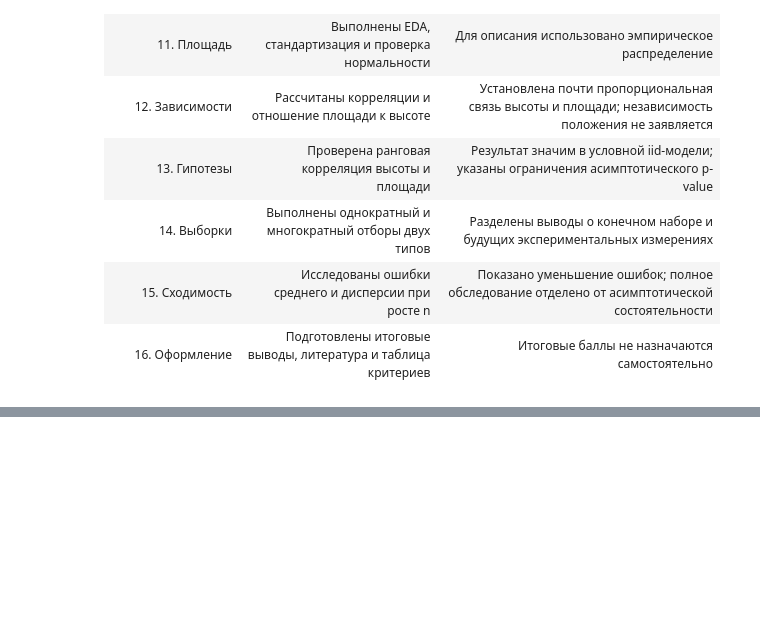
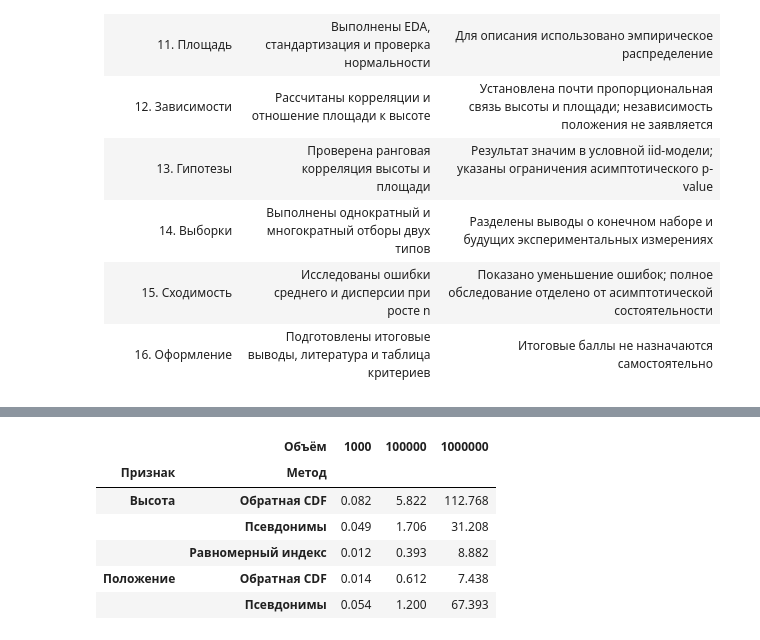
Before and after one commit to WalterPerjenko/LW_Statistic, a Jupyter notebook: raman/Lab01_sprint1_Raman.ipynb, the cells around one changed output, grey strips where cells are left out. Saved outputs shown, nothing was run; the diff lists cells and outputs as text; code cells hidden in the pictures; blank space fills up the shorter version.

Commit message:
Add inverse CDF and alias generators with tests and benchmarks

```diff
--- a/raman/Lab01_sprint1_Raman.ipynb
+++ b/raman/Lab01_sprint1_Raman.ipynb
@@ -2454,0 +3958,91 @@ r Пирсона ≈ 0,9996, коэффициент Спирмена ≈ 0,99868
+# %%
+from time import perf_counter
+
+
+def median_generation_time_ms(generator_call, repeats=7):
+    """Время вызова без учёта создания rng."""
+    generator_call(np.random.default_rng(100))  # Прогрев
+
+    measurements = []
+
+    for repeat in range(repeats):
+        local_rng = np.random.default_rng(1000 + repeat)
+
+        started = perf_counter()
+        result = generator_call(local_rng)
+        elapsed = perf_counter() - started
+
+        measurements.append(elapsed * 1000)
+        del result
+
+    return float(np.median(measurements))
+
+
+generation_sizes = [1000, 100_000, 1_000_000]
+timing_rows = []
+
+for size in generation_sizes:
+    methods = [
+        (
+            "Положение", "Обратная CDF",
+            lambda rng: generate_peak_positions(size, P_HIGH, rng=rng),
+        ),
+        (
+            "Положение", "Псевдонимы",
+            lambda rng: generate_alias(
+                size, position_support_alias,
+                position_alias_q, position_alias_indices,
+                rng=rng,
+            ),
+        ),
+        (
+            "Высота", "Обратная CDF",
+            lambda rng: generate_empirical(
+                size, height_support, height_cumulative, rng=rng,
+            ),
+        ),
+        (
+            "Высота", "Псевдонимы",
+            lambda rng: generate_alias(
+                size, height_support,
+                height_alias_q, height_alias_indices,
+                rng=rng,
+            ),
+        ),
+        (
+            "Высота", "Равномерный индекс",
+            lambda rng: height_support[
+                rng.integers(0, len(height_support), size=size)
+            ],
+        ),
+    ]
+
+    for feature_name, method, generator_call in methods:
+        timing_rows.append({
+            "Признак": feature_name,
+            "Метод": method,
+            "Объём": size,
+            "Медианное время, мс": median_generation_time_ms(
+                generator_call
+            ),
+        })
+
+alias_timing_comparison = pd.DataFrame(timing_rows)
+
+display(
+    alias_timing_comparison
+    .pivot(
+        index=["Признак", "Метод"],
+        columns="Объём",
+        values="Медианное время, мс",
+    )
+    .round(3)
+)
+# %% [output]
+|  | Объём | 1000 | 100000 | 1000000 |
+| Признак | Метод |  |  |  |
+| Высота | Обратная CDF | 0.082 | 5.822 | 112.768 |
+|  | Псевдонимы | 0.049 | 1.706 | 31.208 |
+|  | Равномерный индекс | 0.012 | 0.393 | 8.882 |
+| Положение | Обратная CDF | 0.014 | 0.612 | 7.438 |
+|  | Псевдонимы | 0.054 | 1.200 | 67.393 |
```
Also changed, not shown: parts of 32 cells of this notebook.
